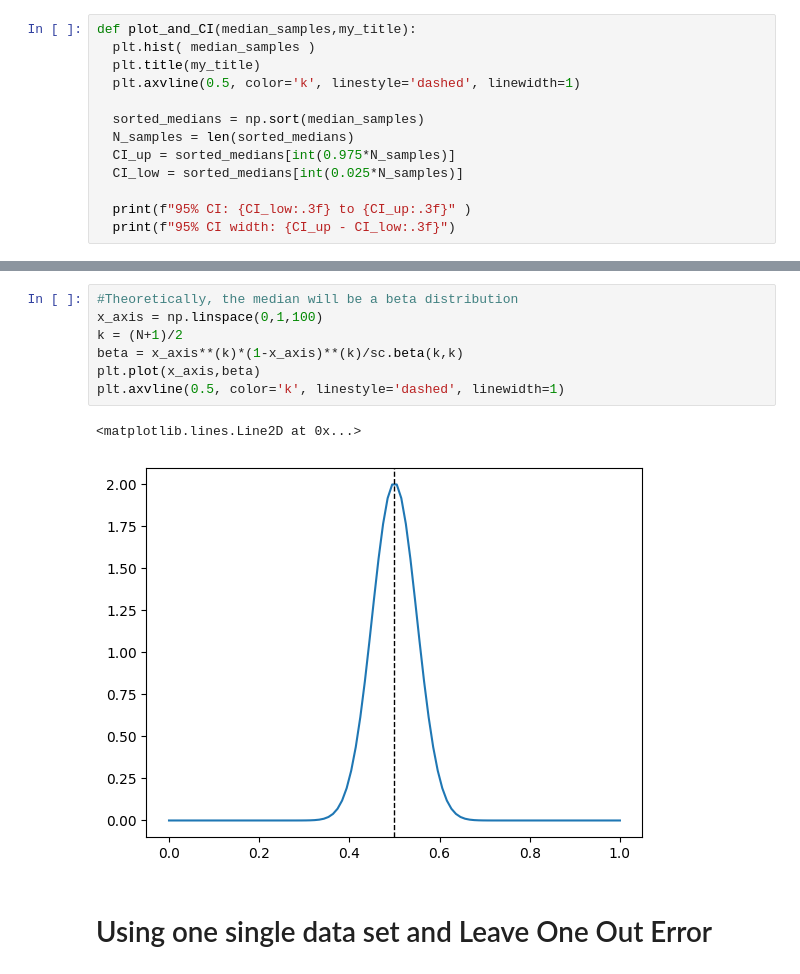
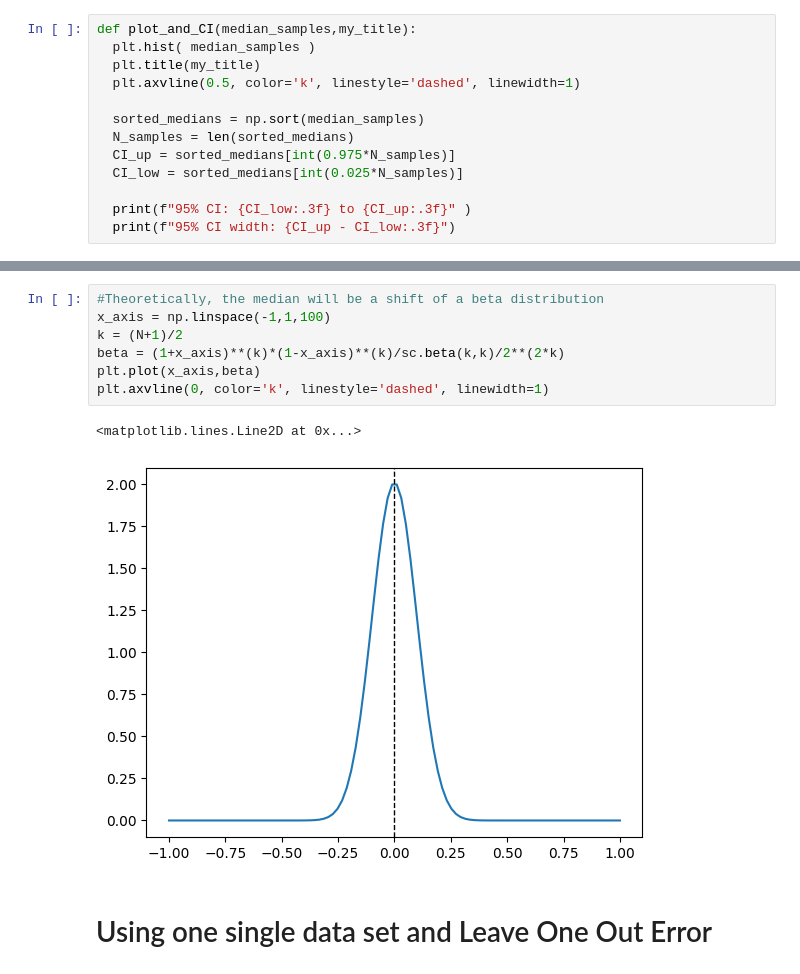
Before and after one commit to mcnica89/DATA6100, a Jupyter notebook: Bootstrap/Medians.ipynb, the cells around one changed output, grey strips where cells are left out. Cells and saved outputs as stored; diff of their text form.

```diff
--- a/Bootstrap/Medians.ipynb
+++ b/Bootstrap/Medians.ipynb
@@ -43,13 +78,13 @@ plot_and_CI(medians,my_title=f'Theoretical using {N_samples} samples')
 # %%
-#Theoretically, the median will be a beta distribution
-x_axis = np.linspace(0,1,100)
+#Theoretically, the median will be a shift of a beta distribution
+x_axis = np.linspace(-1,1,100)
 k = (N+1)/2
-beta = x_axis**(k)*(1-x_axis)**(k)/sc.beta(k,k)
+beta = (1+x_axis)**(k)*(1-x_axis)**(k)/sc.beta(k,k)/2**(2*k)
 plt.plot(x_axis,beta)
-plt.axvline(0.5, color='k', linestyle='dashed', linewidth=1)
+plt.axvline(0, color='k', linestyle='dashed', linewidth=1)
 # %% [output]
 <matplotlib.lines.Line2D at 0x...>
-[figure, old version]
+[figure, new version]
 # %% [markdown]
 # Using one single data set and Leave One Out Error
 # %%
```
Also changed, not shown: parts of 10 cells of this notebook.
